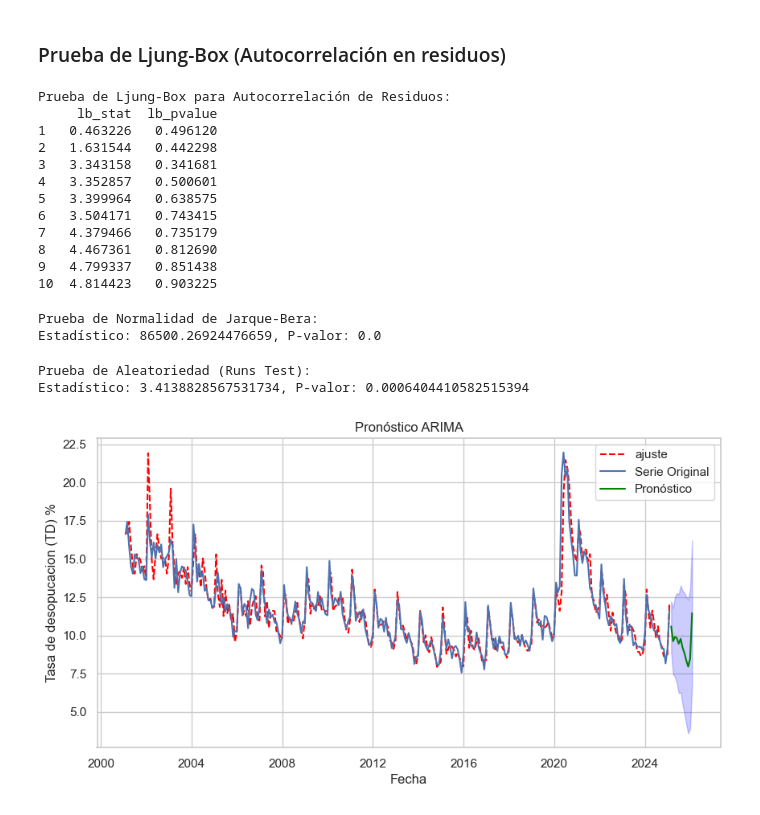
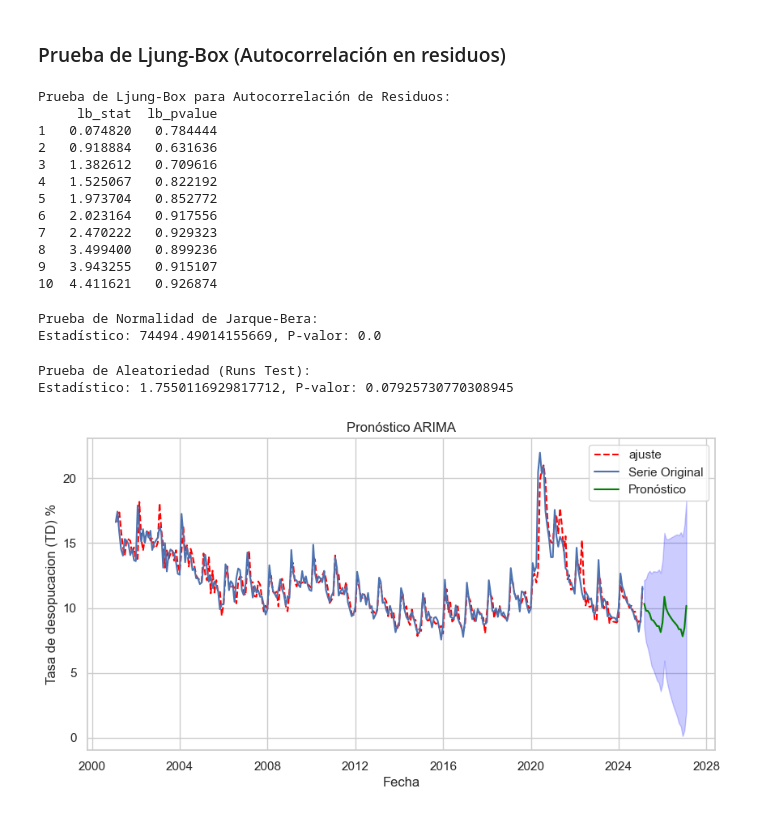
Before and after one commit to Wilsonsr/Series-de-Tiempo, a Jupyter notebook: Cuadernos Python/5_SARIMA.ipynb, the cells around one changed output. Drawn from its saved outputs; the diff is of its cells as text; code cells hidden in the pictures.

```diff
--- a/Cuadernos Python/5_SARIMA.ipynb
+++ b/Cuadernos Python/5_SARIMA.ipynb
@@ -403,5 +415,5 @@ plt.show()
 # %%
-modelo_1 =ARIMA(z1, order=(4, 1, 0) , seasonal_order=(1,1,1,12)).fit()
+modelo_1 =ARIMA(z1, order=(6, 1, 0) , seasonal_order=(2,0,0,12)).fit()
 # %%
 modelo_1.summary()
 # %% [output]
@@ -467,16 +481,16 @@ print(lb_test)
 # %% [output]
 Prueba de Ljung-Box para Autocorrelación de Residuos:
      lb_stat  lb_pvalue
-1   0.463226   0.496120
-2   1.631544   0.442298
-3   3.343158   0.341681
-4   3.352857   0.500601
-5   3.399964   0.638575
-6   3.504171   0.743415
-7   4.379466   0.735179
-8   4.467361   0.812690
-9   4.799337   0.851438
-10  4.814423   0.903225
+1   0.074820   0.784444
+2   0.918884   0.631636
+3   1.382612   0.709616
+4   1.525067   0.822192
+5   1.973704   0.852772
+6   2.023164   0.917556
+7   2.470222   0.929323
+8   3.499400   0.899236
+9   3.943255   0.915107
+10  4.411621   0.926874
 # %%
 # Prueba de Normalidad de Jarque-Bera
 jb_stat, jb_pvalue = jarque_bera(residuals)
@@ -484,7 +498,7 @@ print("\nPrueba de Normalidad de Jarque-Bera:")
 print(f"Estadístico: {jb_stat}, P-valor: {jb_pvalue}")
 # %% [output]
 Prueba de Normalidad de Jarque-Bera:
-Estadístico: 86500.26924476659, P-valor: 0.0
+Estadístico: 74494.49014155669, P-valor: 0.0
 # %%
 # Prueba de Aleatoriedad (Runs Test)
 runs_stat, runs_pvalue = runstest_1samp(residuals)
@@ -492,25 +506,25 @@ print("\nPrueba de Aleatoriedad (Runs Test):")
 print(f"Estadístico: {runs_stat}, P-valor: {runs_pvalue}")
 # %% [output]
 Prueba de Aleatoriedad (Runs Test):
-Estadístico: 3.4138828567531734, P-valor: 0.0006404410582515394
+Estadístico: 1.7550116929817712, P-valor: 0.07925730770308945
 # %%
 # Pronóstico del modelo
-forecast_horizon = 12
+forecast_horizon = 24
 forecast_result = modelo_1.get_forecast(steps=forecast_horizon)
 forecast_mean = forecast_result.predicted_mean
 forecast_ci = forecast_result.conf_int()
 
 plt.figure(figsize=(10, 5))
 plt.plot(modelo_1.fittedvalues.index[1:], modelo_1.fittedvalues[1:], color="red", linestyle="dashed", label="ajuste")
 # Graficar el pronóstico
 plt.plot(z1, label="Serie Original")
 plt.plot(forecast_mean, color="green", label="Pronóstico")
 plt.fill_between(forecast_ci.index, forecast_ci.iloc[:, 0], forecast_ci.iloc[:, 1], color="blue", alpha=0.2)
 plt.title("Pronóstico ARIMA")
 plt.xlabel("Fecha")
 plt.ylabel("Tasa de desopucacion (TD) %")
 plt.legend()
 plt.grid(True)
 plt.show()
 # %% [output]
-[figure, old version]
+[figure, new version]
```
Also changed, not shown: parts of 6 cells of this notebook, 3 other files.
